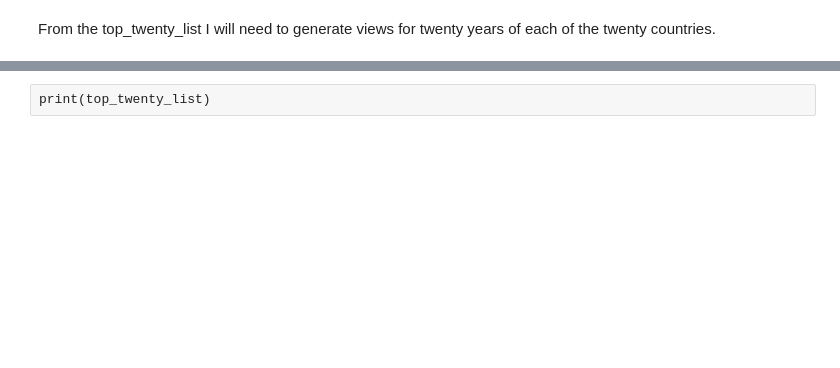
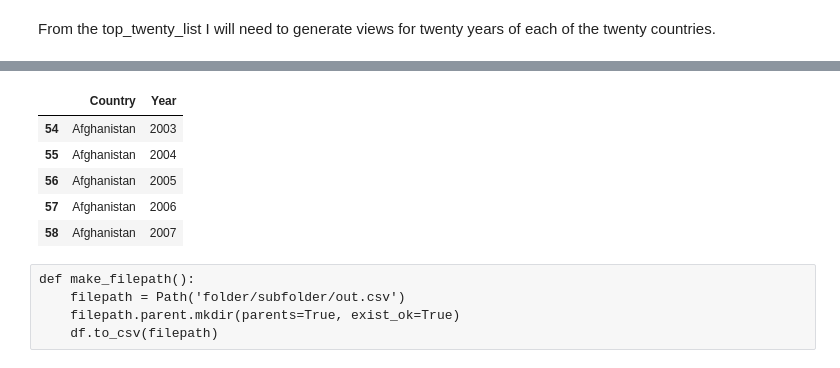
Before and after one commit to LydiaStoneKonstanski/PerCapitaCO2Emissions_data_visualization, a Jupyter notebook: data/co2dataframes.ipynb, the cells around one changed output, grey strips where cells are left out. Saved outputs shown, nothing was run; the diff lists cells and outputs as text; code cells hidden in the pictures; blank space fills up the shorter version.

Commit message:
Started some automations to create csv files for individual country radar graphs

```diff
--- a/data/co2dataframes.ipynb
+++ b/data/co2dataframes.ipynb
@@ -218,2 +193,18 @@ radar_United_Arab_Emirates.head(20)
-# %% [raw]
-print(top_twenty_list)
+# %%
+c_filter = capita[['Country', 'Year']].loc[capita['Year'] >= 2003]
+c_filter.replace(' ', '_', regex=True)
+c_filter = c_filter.sort_values(by='Year')
+# %%
+c_filter.head()
+# %% [output]
+|  | Country | Year |
+| 54 | Afghanistan | 2003 |
+| 55 | Afghanistan | 2004 |
+| 56 | Afghanistan | 2005 |
+| 57 | Afghanistan | 2006 |
+| 58 | Afghanistan | 2007 |
+# %% [raw]
+def make_filepath():
+    filepath = Path('folder/subfolder/out.csv')
+    filepath.parent.mkdir(parents=True, exist_ok=True)
+    df.to_csv(filepath)
```
Also changed, not shown: parts of 4 cells of this notebook.
